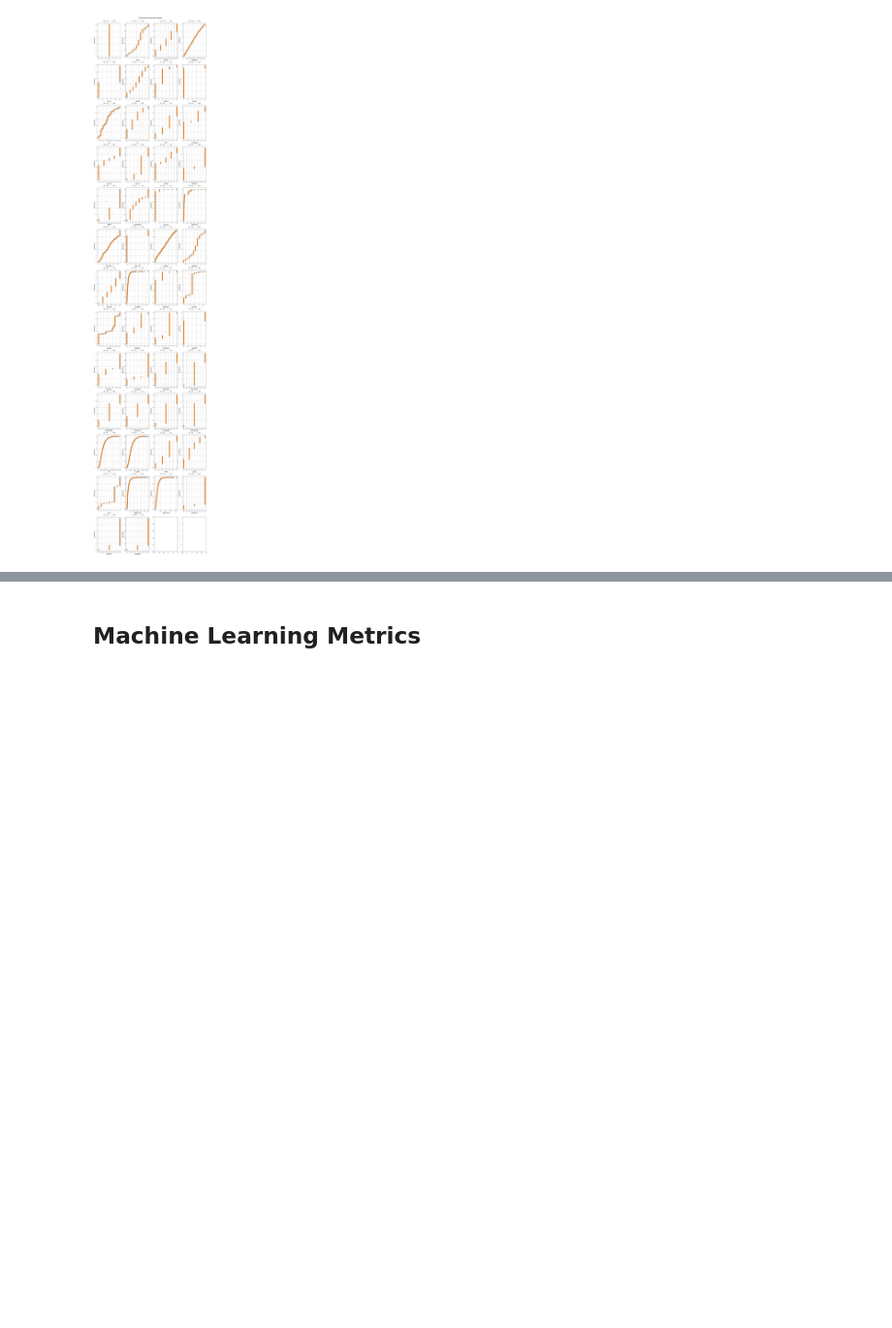
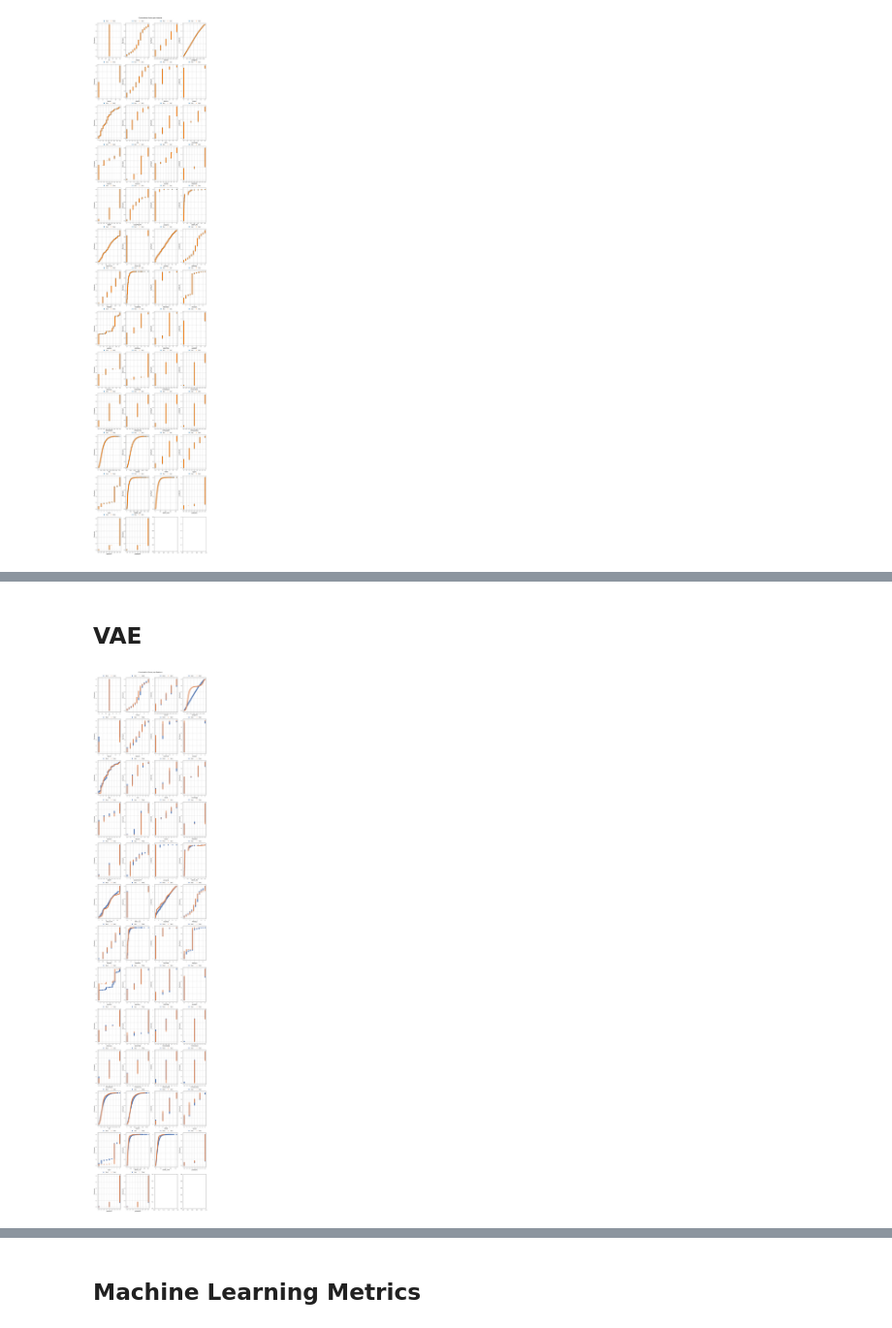
Before and after one commit to istat-methodology/AIML4OS_WP13_ISTAT_UC1, a Jupyter notebook: notebooks/aiml_wp13_uc1_synthetic_data_generator_utility_and_privacy_metrics_assestment.ipynb, the cells around one changed output, grey strips where cells are left out. Shown at 97% size. Saved outputs shown, nothing was run; the diff lists cells and outputs as text; code cells hidden in the pictures; blank space fills up the shorter version.

```diff
--- a/notebooks/aiml_wp13_uc1_synthetic_data_generator_utility_and_privacy_metrics_assestment.ipynb
+++ b/notebooks/aiml_wp13_uc1_synthetic_data_generator_utility_and_privacy_metrics_assestment.ipynb
@@ -764,8 +786,12 @@ plt.close()
+# %% [markdown]
+## **VAE**
 # %%
-table_evaluator_VAE = TableEvaluator(df, synthetic_data_SMOTE)
+table_evaluator_VAE = TableEvaluator(df, synthetic_data_VAE)
 table_evaluator_VAE.plot_mean_std(fname=local_results_path + "means_stds_VAE.png")
 plt.close()
 table_evaluator_VAE.plot_cumsums(fname=local_results_path + "cumsums_VAE.png")
 plt.close()
 table_evaluator_VAE.plot_correlation_difference(fname=local_results_path + "correlations_VAE.png")
 plt.close()
+# %% [output]
+[figure, added]
```
Also changed, not shown: parts of 25 cells of this notebook, 15 other files.
